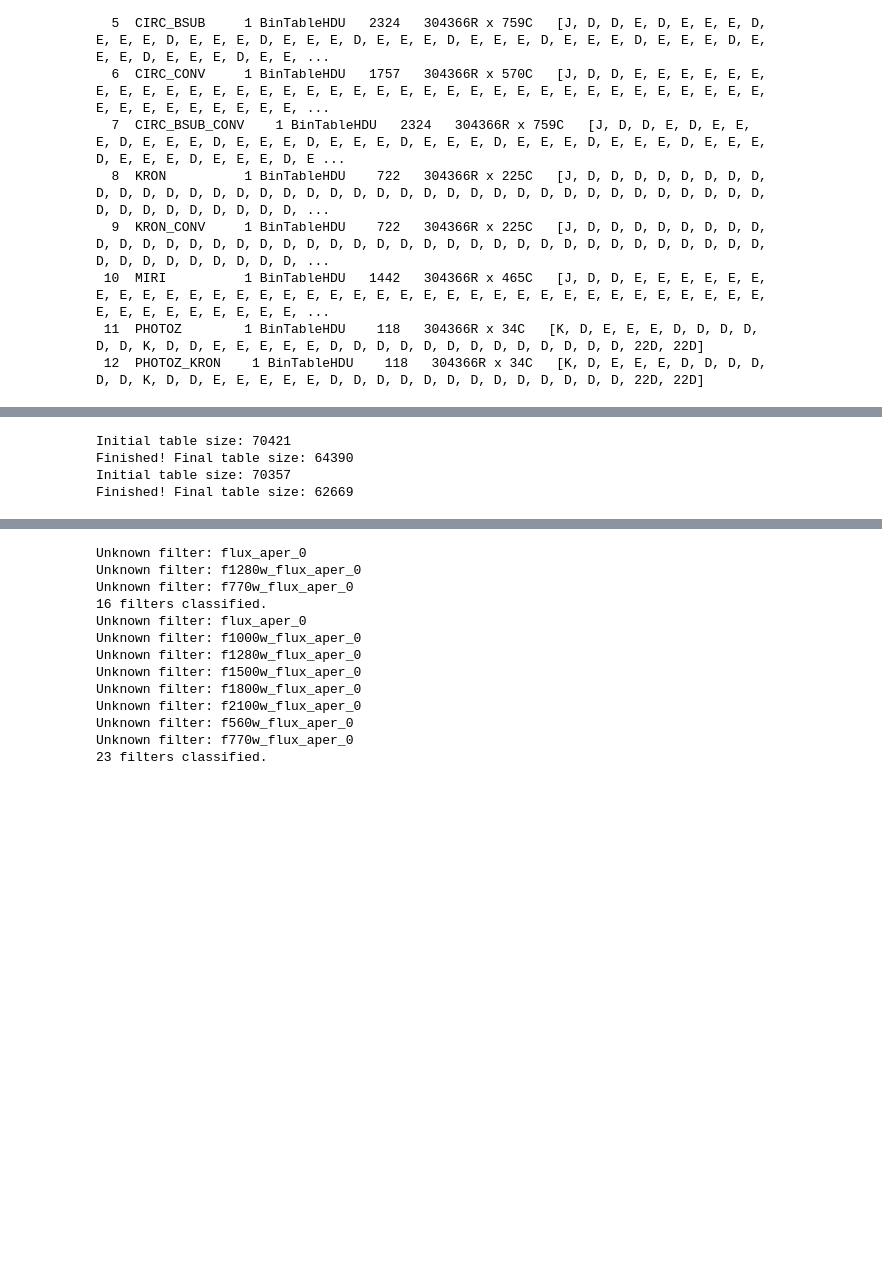
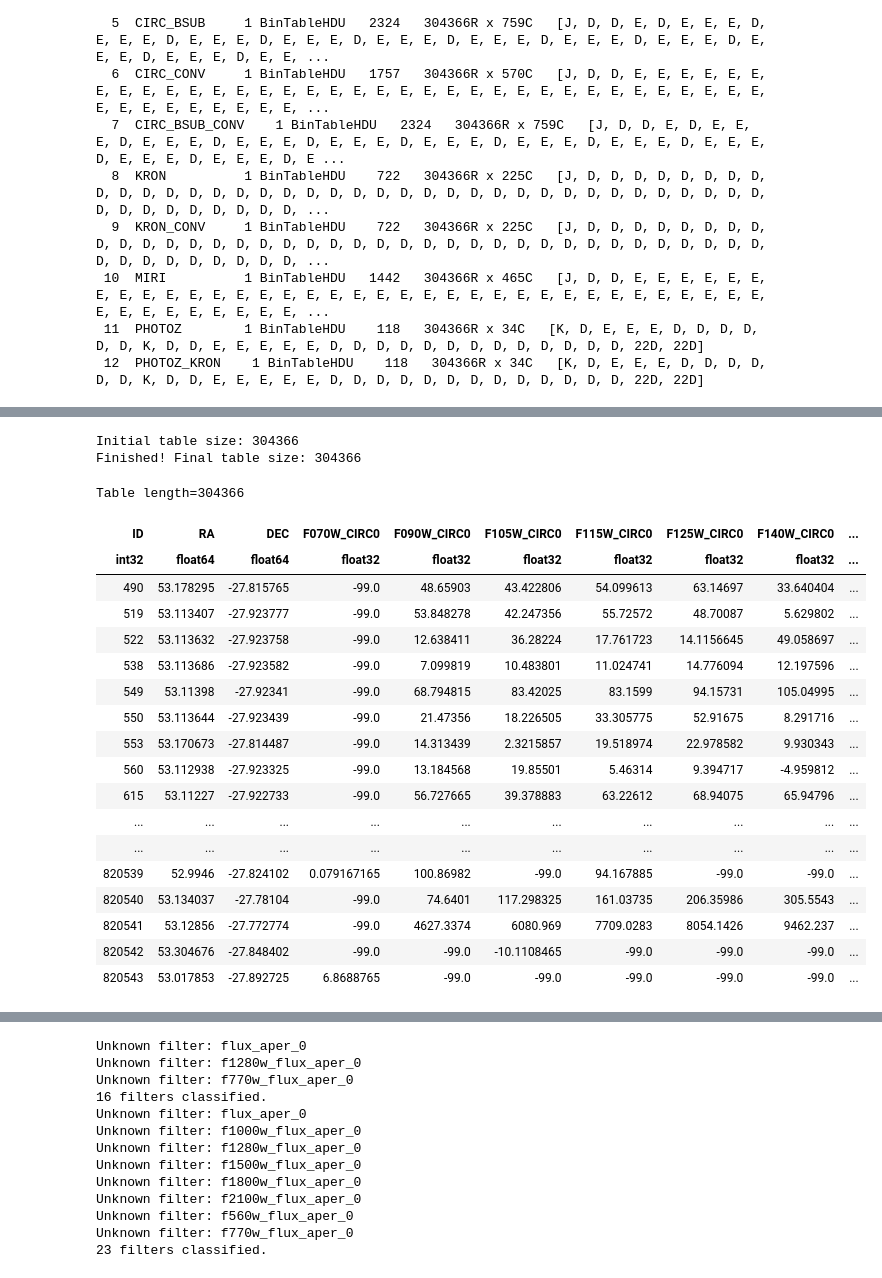
Before and after one commit to sfremy/my-eazy-jwst, a Jupyter notebook: scripts/eazy_processing.ipynb, the cells around one changed output, grey strips where cells are left out. Drawn from its saved outputs; the diff is of its cells as text; code cells hidden in the pictures; blank space fills up the shorter version.

```diff
--- a/scripts/eazy_processing.ipynb
+++ b/scripts/eazy_processing.ipynb
@@ -1171,6 +1171,4 @@ from astropy.table import Table
 
 with fits.open('../hlsp_jades_jwst_nircam_goods-s_photometry_v5.0_catalog.fits') as hdul:
     # Read the FILTERS table
-    phot = Table(hdul['CIRC_BSUB_CONV'].data)
-
-phot
+    phot_s = Table(hdul['CIRC_BSUB_CONV'].data)
@@ -1234,15 +1174,0 @@ GTable length=80367
-# %%
-# --- Step 2: Load photometric catalogs ---
-
-# Specify field and URL path
-field_s = 'gds-grizli-v7.2'
-field_n = 'gdn-grizli-v7.3'
-url_path = 'https://s3.amazonaws.com/grizli-v2/JwstMosaics/v7'
-
-# Download and read catalog
-phot_n = utils.read_catalog(f'{url_path}/{field_n}_phot.fits')
-phot_s = utils.read_catalog(f'{url_path}/{field_s}_phot.fits')
-
-phot_hainline = utils.read_catalog('../JADES_z_gt_8_Candidates_Hainline_et_al.fits')
-phot_hainline['ra'] = phot_hainline['RA']
-phot_hainline['dec'] = phot_hainline['DEC']
@@ -1311,7 +1182,2 @@ def match_phot_spec(phot, spectra, rmax=1):
-# %%
-phot_n['z_spec'] = match_phot_spec(phot_n, spectra, rmax=rmax)
-phot_s['z_spec'] = match_phot_spec(phot_s, spectra, rmax=rmax)
-phot_hainline['z_spec'] = match_phot_spec(phot_hainline, spectra, rmax=rmax)
-phot_hainline['id'] = np.arange(len(phot_hainline)) + 1e6  # Assign unique IDs to Hainline sources
 # %%
 # --- Step 4: Get useful data out of photometric catalog ---
@@ -1370,12 +1245 @@ def extract_and_clean(phot, keep, pattern):
     return tab3
-# %%
-keep = ["id", "z_spec", "ra", "dec"]
-pattern = r"f.*_0"
-
-result_n = extract_and_clean(phot_n, keep, pattern)
-result_s = extract_and_clean(phot_s, keep, pattern)
-# %% [output]
-Initial table size: 70421
-Finished! Final table size: 64390
-Initial table size: 70357
-Finished! Final table size: 62669
@@ -1389,0 +1246,31 @@ result_hainline = phot_hainline[keep_hainline]
+# %%
+# Revised step 4 for JADES data
+keep = ["ID", "RA", "DEC"] # columns to keep
+# pattern = r"_CIRC0" # regex pattern to match photometry columns
+flux_pattern = "0"
+err_pattern = "0_e"
+
+cleaned_phot_s = extract_and_clean(phot_s, keep, flux_pattern, err_pattern, use_flag=False)
+cleaned_phot_s
+# %% [output]
+Initial table size: 304366
+Finished! Final table size: 304366
+Table length=304366
+| ID | RA | DEC | F070W_CIRC0 | F090W_CIRC0 | F105W_CIRC0 | F115W_CIRC0 | F125W_CIRC0 | F140W_CIRC0 | ... |
+| int32 | float64 | float64 | float32 | float32 | float32 | float32 | float32 | float32 | ... |
+| 490 | 53.178295 | -27.815765 | -99.0 | 48.65903 | 43.422806 | 54.099613 | 63.14697 | 33.640404 | ... |
+| 519 | 53.113407 | -27.923777 | -99.0 | 53.848278 | 42.247356 | 55.72572 | 48.70087 | 5.629802 | ... |
+| 522 | 53.113632 | -27.923758 | -99.0 | 12.638411 | 36.28224 | 17.761723 | 14.1156645 | 49.058697 | ... |
+| 538 | 53.113686 | -27.923582 | -99.0 | 7.099819 | 10.483801 | 11.024741 | 14.776094 | 12.197596 | ... |
+| 549 | 53.11398 | -27.92341 | -99.0 | 68.794815 | 83.42025 | 83.1599 | 94.15731 | 105.04995 | ... |
+| 550 | 53.113644 | -27.923439 | -99.0 | 21.47356 | 18.226505 | 33.305775 | 52.91675 | 8.291716 | ... |
+| 553 | 53.170673 | -27.814487 | -99.0 | 14.313439 | 2.3215857 | 19.518974 | 22.978582 | 9.930343 | ... |
+| 560 | 53.112938 | -27.923325 | -99.0 | 13.184568 | 19.85501 | 5.46314 | 9.394717 | -4.959812 | ... |
+| 615 | 53.11227 | -27.922733 | -99.0 | 56.727665 | 39.378883 | 63.22612 | 68.94075 | 65.94796 | ... |
+| ... | ... | ... | ... | ... | ... | ... | ... | ... | ... |
+| ... | ... | ... | ... | ... | ... | ... | ... | ... | ... |
+| 820539 | 52.9946 | -27.824102 | 0.079167165 | 100.86982 | -99.0 | 94.167885 | -99.0 | -99.0 | ... |
+| 820540 | 53.134037 | -27.78104 | -99.0 | 74.6401 | 117.298325 | 161.03735 | 206.35986 | 305.5543 | ... |
+| 820541 | 53.12856 | -27.772774 | -99.0 | 4627.3374 | 6080.969 | 7709.0283 | 8054.1426 | 9462.237 | ... |
+| 820542 | 53.304676 | -27.848402 | -99.0 | -99.0 | -10.1108465 | -99.0 | -99.0 | -99.0 | ... |
+| 820543 | 53.017853 | -27.892725 | 6.8688765 | -99.0 | -99.0 | -99.0 | -99.0 | -99.0 | ... |
```
Also changed, not shown: parts of 13 cells of this notebook.
